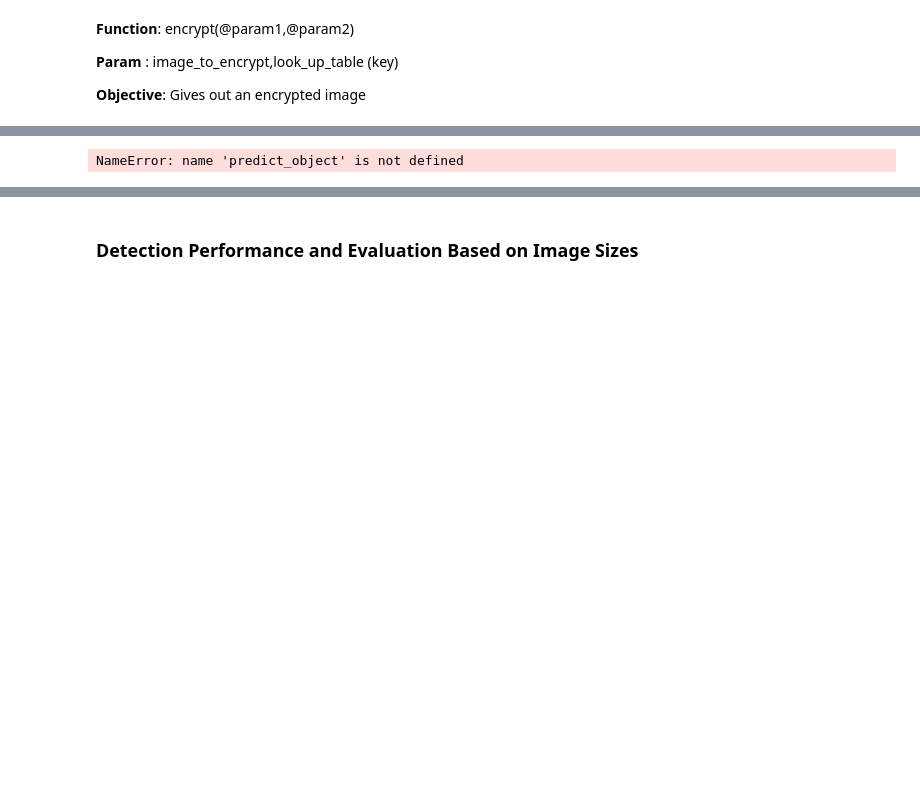
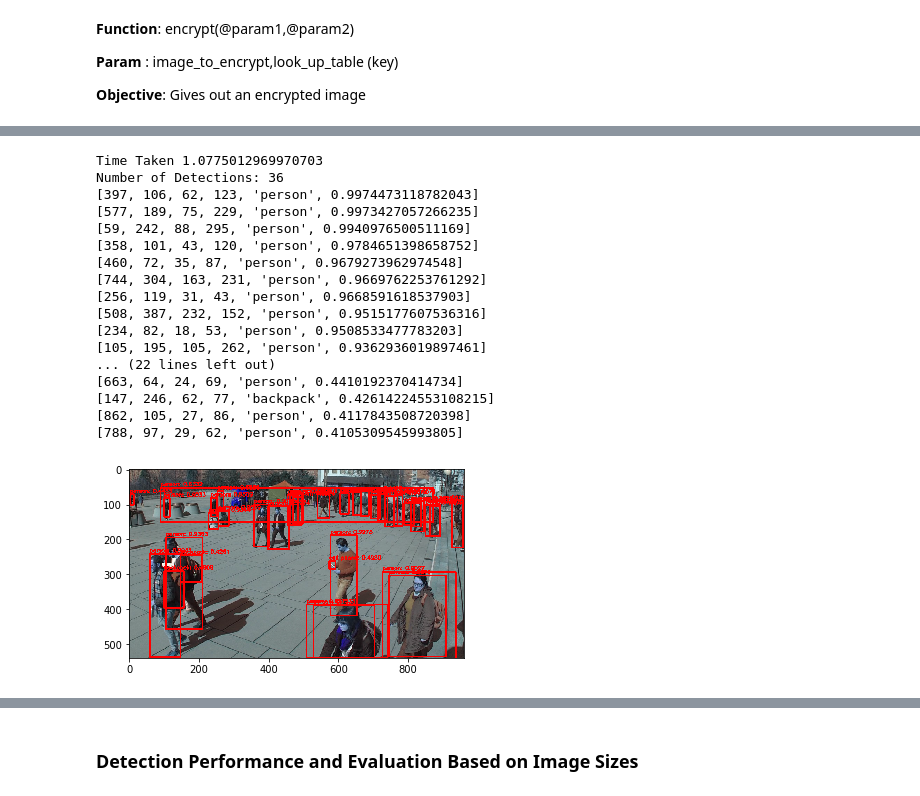
Before and after one commit to siddu1998/Internship-Indian-Institute-of-Science, a Jupyter notebook: RP1/Code/Detection Frequency Experiment.ipynb, the cells around one changed output, grey strips where cells are left out. Drawn from its saved outputs; the diff is of its cells as text; code cells hidden in the pictures; blank space fills up the shorter version.

```diff
--- a/RP1/Code/Detection Frequency Experiment.ipynb
+++ b/RP1/Code/Detection Frequency Experiment.ipynb
@@ -389,7 +446,24 @@ plt.imshow(dec)
 # %%
-detections=predict_object('testing_images/16892.jpg',net)
+detections=predict_object('decrypted.jpg',net)
 print('Number of Detections:', len(detections))
 print(*detections,sep='\n')
 # %% [output]
-NameError: name 'predict_object' is not defined
+Time Taken 1.0775012969970703
+Number of Detections: 36
+[397, 106, 62, 123, 'person', 0.9974473118782043]
+[577, 189, 75, 229, 'person', 0.9973427057266235]
+[59, 242, 88, 295, 'person', 0.9940976500511169]
+[358, 101, 43, 120, 'person', 0.9784651398658752]
+[460, 72, 35, 87, 'person', 0.9679273962974548]
+[744, 304, 163, 231, 'person', 0.9669762253761292]
+[256, 119, 31, 43, 'person', 0.9668591618537903]
+[508, 387, 232, 152, 'person', 0.9515177607536316]
+[234, 82, 18, 53, 'person', 0.9508533477783203]
+[105, 195, 105, 262, 'person', 0.9362936019897461]
+... (22 lines left out)
+[663, 64, 24, 69, 'person', 0.4410192370414734]
+[147, 246, 62, 77, 'backpack', 0.42614224553108215]
+[862, 105, 27, 86, 'person', 0.4117843508720398]
+[788, 97, 29, 62, 'person', 0.4105309545993805]
+[figure, added]
 # %%
```
Also changed, not shown: parts of 18 cells of this notebook, 3 other files.
